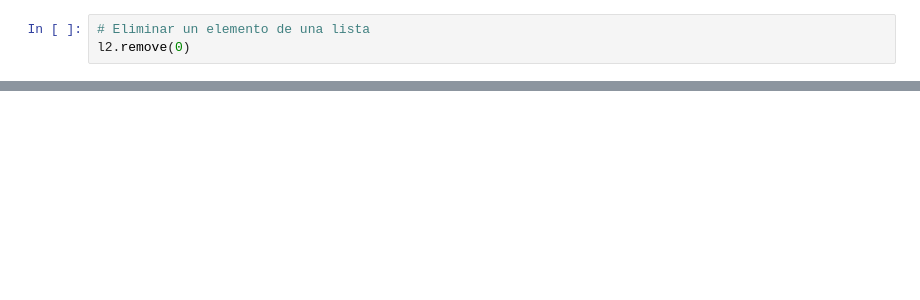
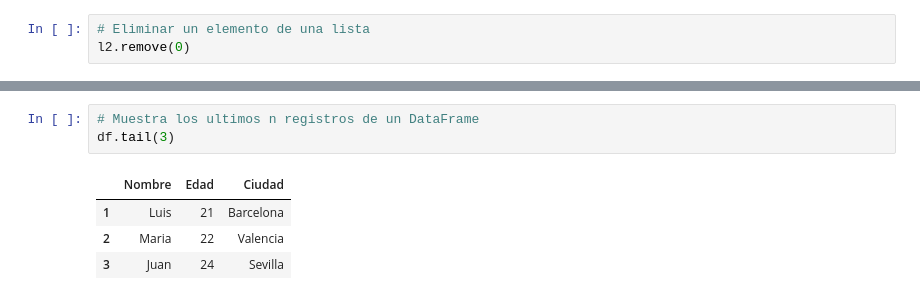
Before and after one commit to amiguelhdz/dataScience, a Jupyter notebook: notebooks/semana1Python/listas, tuplas y diccionarios.ipynb, the cells around one changed output, grey strips where cells are left out. Drawn from its saved outputs; the diff is of its cells as text; blank space fills up the shorter version.

```diff
--- a/notebooks/semana1Python/listas, tuplas y diccionarios.ipynb
+++ b/notebooks/semana1Python/listas, tuplas y diccionarios.ipynb
@@ -68,0 +261,8 @@ l6
+# %%
+# Muestra los ultimos n registros de un DataFrame
+df.tail(3)
+# %% [output]
+|  | Nombre | Edad | Ciudad |
+| 1 | Luis | 21 | Barcelona |
+| 2 | Maria | 22 | Valencia |
+| 3 | Juan | 24 | Sevilla |
```
Also changed, not shown: parts of 53 cells of this notebook.
